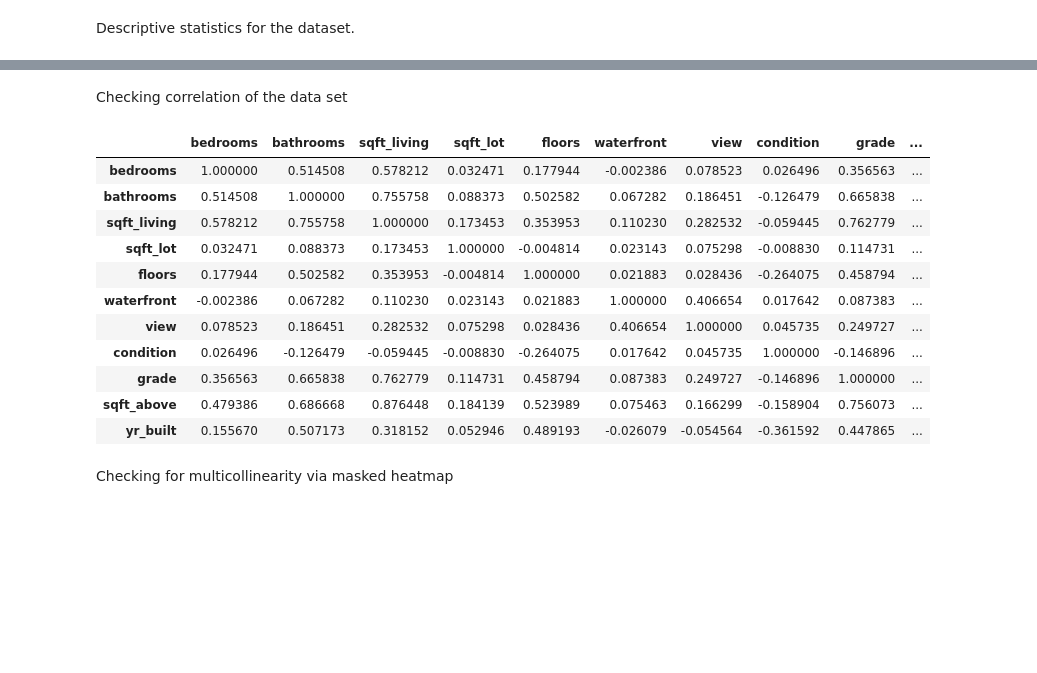
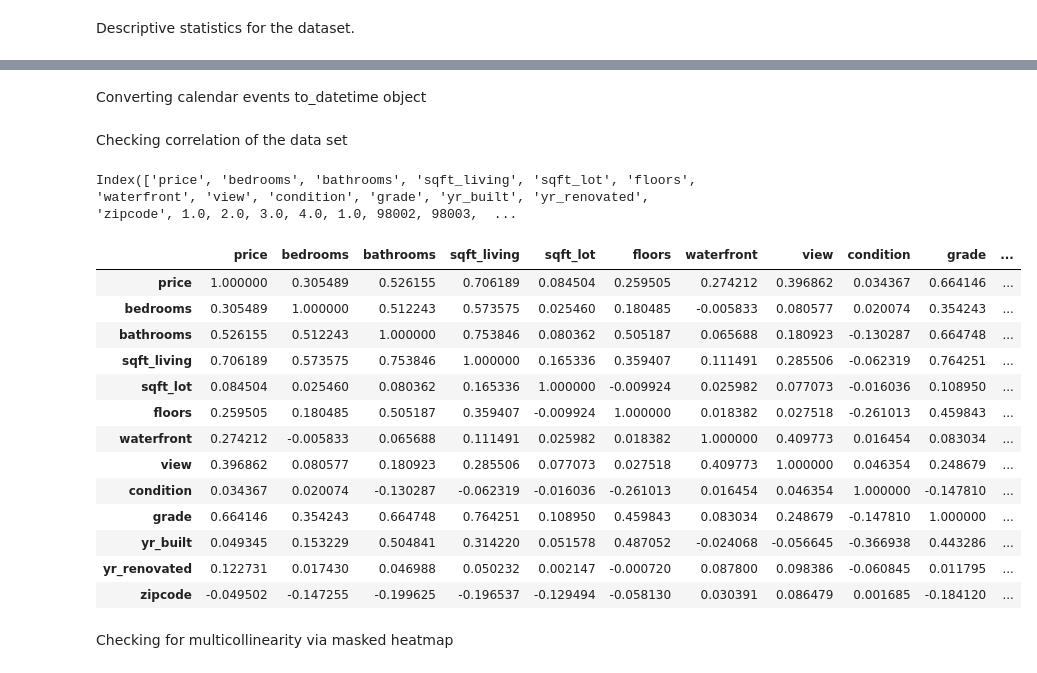
Before and after one commit to Kelvincwaters/dsc-mod-2-project-v2-1-onl01-dtsc-ft-012120, a Jupyter notebook: student.ipynb, the cells around one changed output, grey strips where cells are left out. Drawn from its saved outputs; the diff is of its cells as text; code cells hidden in the pictures; blank space fills up the shorter version.

```diff
--- a/student.ipynb
+++ b/student.ipynb
@@ -59,3 +64,8 @@ import scipy.stats as stats
 
 import warnings
 warnings.filterwarnings('ignore')
+# %%
+# truncated results begone!
+pd.set_option('display.max_rows', 500)
+pd.set_option('display.max_columns', 500)
+pd.set_option('display.width', 1000)
@@ -80,3 +93,8 @@ Taking note of the original shape of the data set
 data.shape
 # %% [output]
 (21597, 21)
+# %%
+# decided to dropna, didn't find much difference in prediction results
+# and maintaining NaN's plus Error in post modeling steps!
+# MissingDataError: exog contains inf or nans
+data.dropna(inplace=True)
@@ -151,0 +427,2 @@ data.describe()
+# %% [markdown]
+Converting calendar events to_datetime object
@@ -152,26 +433,31 @@ data.describe()
 # %% [markdown]
 Checking correlation of the data set
+# %%
+data_scrub.columns
+# %% [output]
+Index(['price', 'bedrooms', 'bathrooms', 'sqft_living', 'sqft_lot', 'floors', 'waterfront', 'view', 'condition', 'grade', 'yr_built', 'yr_renovated', 'zipcode', 1.0, 2.0, 3.0, 4.0, 1.0, 98002, 98003,  ...
 # %%
 # correlation of the features
 # questioning if any of these features are dependent on another feature
-independant_variables = ['bedrooms', 'bathrooms', 'sqft_living',
-                         'sqft_lot', 'floors', 'waterfront', 'view',
-                         'condition', 'grade', 'sqft_above', 'sqft_basement',
-                        'yr_built']
+independant_variables = ['price', 'bedrooms', 'bathrooms', 'sqft_living', 'sqft_lot',
+                         'floors', 'waterfront', 'view', 'condition', 'grade',
+                         'yr_built', 'yr_renovated', 'zipcode']
 data[independant_variables].corr()
 # %% [output]
-|  | bedrooms | bathrooms | sqft_living | sqft_lot | floors | waterfront | view | condition | grade | ... |
-| bedrooms | 1.000000 | 0.514508 | 0.578212 | 0.032471 | 0.177944 | -0.002386 | 0.078523 | 0.026496 | 0.356563 | ... |
-| bathrooms | 0.514508 | 1.000000 | 0.755758 | 0.088373 | 0.502582 | 0.067282 | 0.186451 | -0.126479 | 0.665838 | ... |
-| sqft_living | 0.578212 | 0.755758 | 1.000000 | 0.173453 | 0.353953 | 0.110230 | 0.282532 | -0.059445 | 0.762779 | ... |
-| sqft_lot | 0.032471 | 0.088373 | 0.173453 | 1.000000 | -0.004814 | 0.023143 | 0.075298 | -0.008830 | 0.114731 | ... |
-| floors | 0.177944 | 0.502582 | 0.353953 | -0.004814 | 1.000000 | 0.021883 | 0.028436 | -0.264075 | 0.458794 | ... |
-| waterfront | -0.002386 | 0.067282 | 0.110230 | 0.023143 | 0.021883 | 1.000000 | 0.406654 | 0.017642 | 0.087383 | ... |
-| view | 0.078523 | 0.186451 | 0.282532 | 0.075298 | 0.028436 | 0.406654 | 1.000000 | 0.045735 | 0.249727 | ... |
-| condition | 0.026496 | -0.126479 | -0.059445 | -0.008830 | -0.264075 | 0.017642 | 0.045735 | 1.000000 | -0.146896 | ... |
-| grade | 0.356563 | 0.665838 | 0.762779 | 0.114731 | 0.458794 | 0.087383 | 0.249727 | -0.146896 | 1.000000 | ... |
-| sqft_above | 0.479386 | 0.686668 | 0.876448 | 0.184139 | 0.523989 | 0.075463 | 0.166299 | -0.158904 | 0.756073 | ... |
-| yr_built | 0.155670 | 0.507173 | 0.318152 | 0.052946 | 0.489193 | -0.026079 | -0.054564 | -0.361592 | 0.447865 | ... |
+|  | price | bedrooms | bathrooms | sqft_living | sqft_lot | floors | waterfront | view | condition | grade | ... |
+| price | 1.000000 | 0.305489 | 0.526155 | 0.706189 | 0.084504 | 0.259505 | 0.274212 | 0.396862 | 0.034367 | 0.664146 | ... |
+| bedrooms | 0.305489 | 1.000000 | 0.512243 | 0.573575 | 0.025460 | 0.180485 | -0.005833 | 0.080577 | 0.020074 | 0.354243 | ... |
+| bathrooms | 0.526155 | 0.512243 | 1.000000 | 0.753846 | 0.080362 | 0.505187 | 0.065688 | 0.180923 | -0.130287 | 0.664748 | ... |
+| sqft_living | 0.706189 | 0.573575 | 0.753846 | 1.000000 | 0.165336 | 0.359407 | 0.111491 | 0.285506 | -0.062319 | 0.764251 | ... |
+| sqft_lot | 0.084504 | 0.025460 | 0.080362 | 0.165336 | 1.000000 | -0.009924 | 0.025982 | 0.077073 | -0.016036 | 0.108950 | ... |
+| floors | 0.259505 | 0.180485 | 0.505187 | 0.359407 | -0.009924 | 1.000000 | 0.018382 | 0.027518 | -0.261013 | 0.459843 | ... |
+| waterfront | 0.274212 | -0.005833 | 0.065688 | 0.111491 | 0.025982 | 0.018382 | 1.000000 | 0.409773 | 0.016454 | 0.083034 | ... |
+| view | 0.396862 | 0.080577 | 0.180923 | 0.285506 | 0.077073 | 0.027518 | 0.409773 | 1.000000 | 0.046354 | 0.248679 | ... |
+| condition | 0.034367 | 0.020074 | -0.130287 | -0.062319 | -0.016036 | -0.261013 | 0.016454 | 0.046354 | 1.000000 | -0.147810 | ... |
+| grade | 0.664146 | 0.354243 | 0.664748 | 0.764251 | 0.108950 | 0.459843 | 0.083034 | 0.248679 | -0.147810 | 1.000000 | ... |
+| yr_built | 0.049345 | 0.153229 | 0.504841 | 0.314220 | 0.051578 | 0.487052 | -0.024068 | -0.056645 | -0.366938 | 0.443286 | ... |
+| yr_renovated | 0.122731 | 0.017430 | 0.046988 | 0.050232 | 0.002147 | -0.000720 | 0.087800 | 0.098386 | -0.060845 | 0.011795 | ... |
+| zipcode | -0.049502 | -0.147255 | -0.199625 | -0.196537 | -0.129494 | -0.058130 | 0.030391 | 0.086479 | 0.001685 | -0.184120 | ... |
 # %% [markdown]
 Checking for multicollinearity via masked heatmap
 # %%
```
Also changed, not shown: parts of 121 cells of this notebook, 9 other files.
